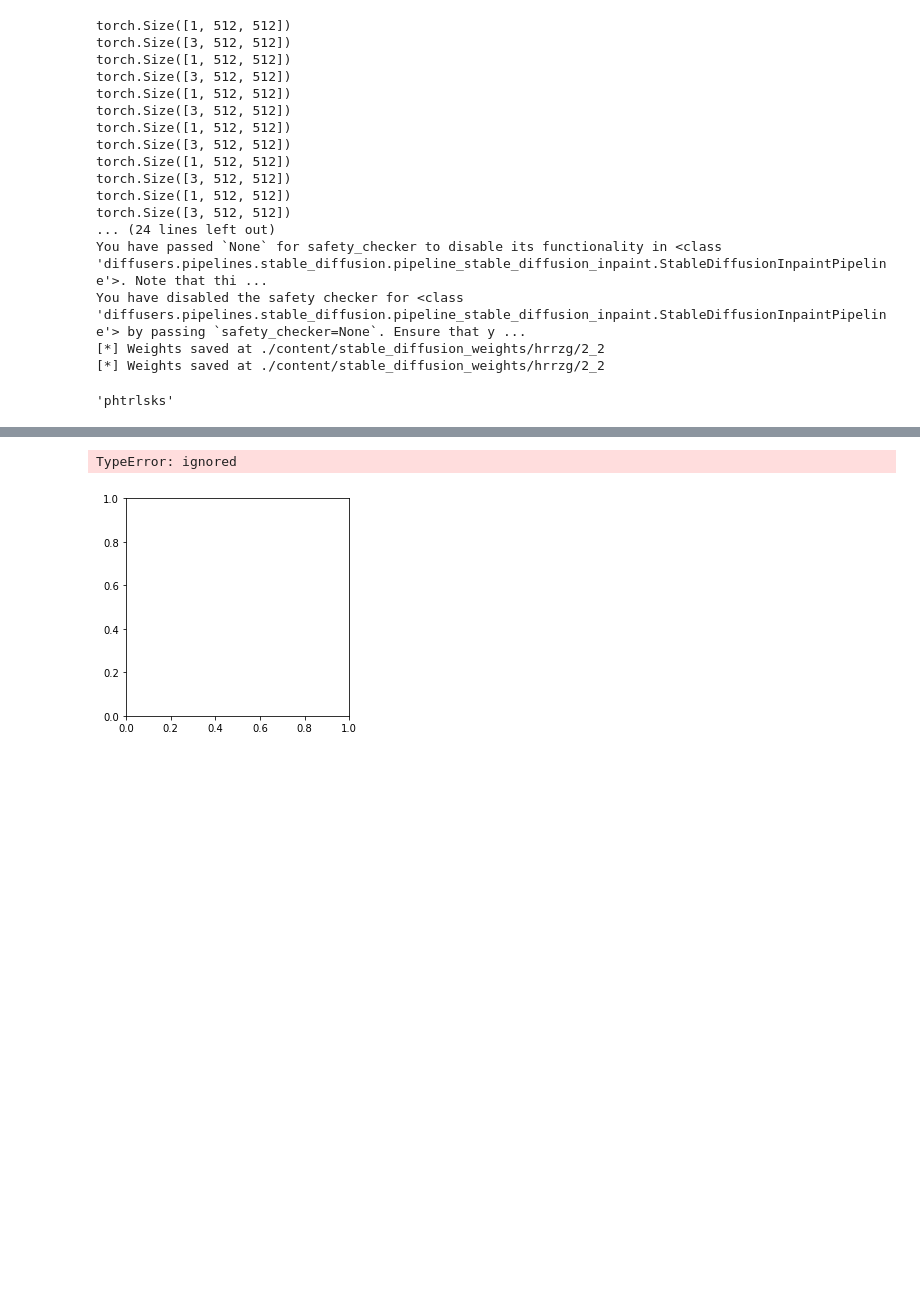
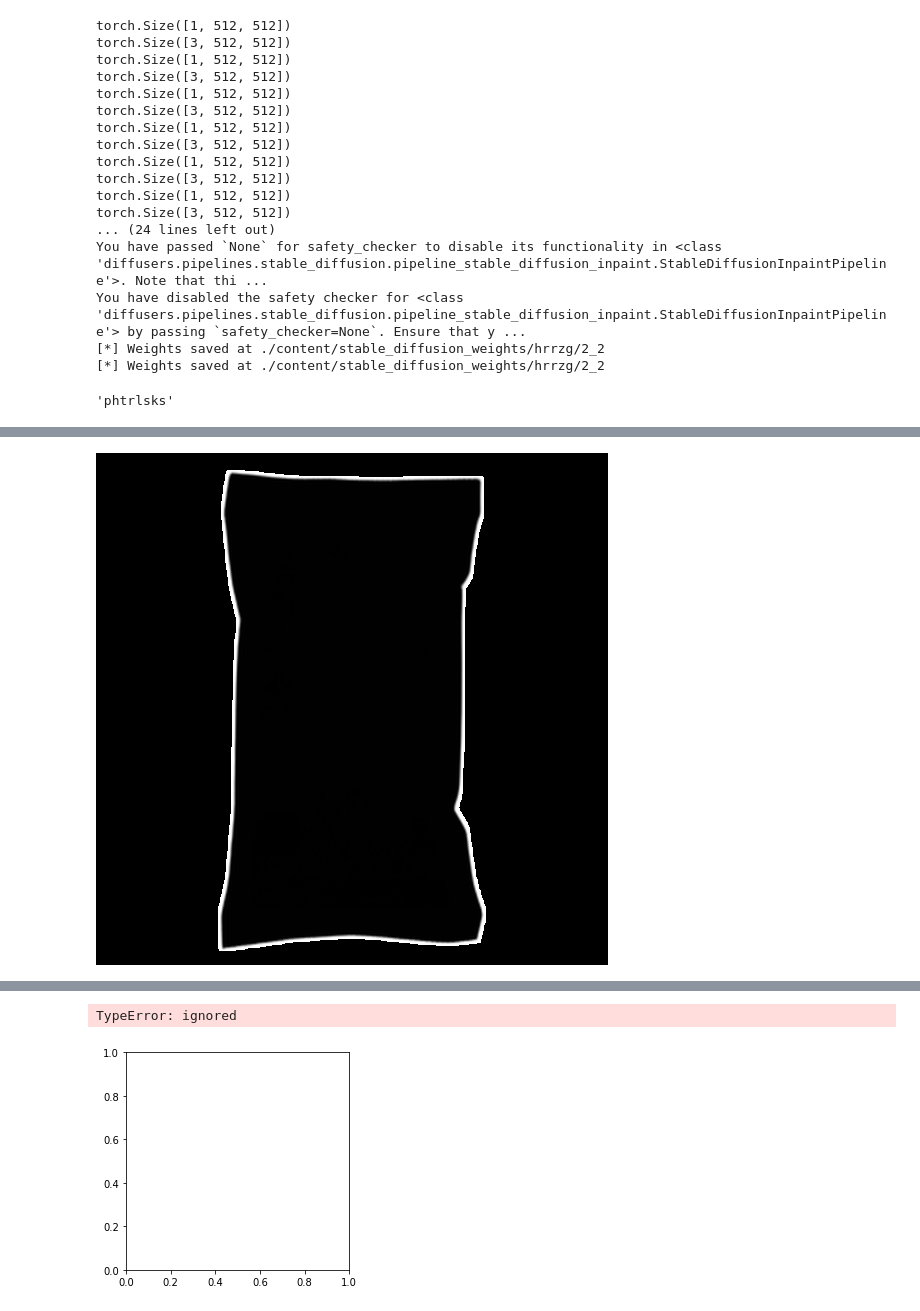
Before and after one commit to nathanielherman/diffusers, a Jupyter notebook: examples/dreambooth/Inpainting_DreamBooth_Stable_Diffusion.ipynb, the cells around one changed output, grey strips where cells are left out. Saved outputs shown, nothing was run; the diff lists cells and outputs as text; code cells hidden in the pictures; blank space fills up the shorter version.

```diff
--- a/examples/dreambooth/Inpainting_DreamBooth_Stable_Diffusion.ipynb
+++ b/examples/dreambooth/Inpainting_DreamBooth_Stable_Diffusion.ipynb
@@ -478,0 +568,98 @@ DONE
+# %%
+
+import argparse
+import hashlib
+import itertools
+import math
+import os
+import random
+from pathlib import Path
+from typing import Optional
+import shutil
+import json
+from contextlib import nullcontext
+import sys
+import time
+
+import numpy as np
+import torch
+import torch.nn.functional as F
+import torch.utils.checkpoint
+from torch.utils.data import Dataset
+
+from accelerate import Accelerator
+from accelerate.logging import get_logger
+from accelerate.utils import set_seed
+from diffusers import (
+    AutoencoderKL,
+    DDPMScheduler,
+    StableDiffusionInpaintPipeline,
+    StableDiffusionPipeline,
+    UNet2DConditionModel,
+)
+from diffusers.optimization import get_scheduler
+from huggingface_hub import HfFolder, Repository, whoami
+from PIL import Image, ImageDraw, ImageOps
+from torchvision import transforms
+from tqdm.auto import tqdm
+from transformers import CLIPTextModel, CLIPTokenizer
+import subprocess
+import requests
+
+from rembg.session_factory import new_session
+from rembg import remove as segmask_predict_fn
+
+rembg_session = new_session("u2net")
+_bordersize=0
+def segmask_predict(image):
+    print('hi')
+    transparent_layer = np.asarray(image.split()[-1])
+
+    # For transparent background images, add a background
+    background = Image.new("RGBA", image.size, (255, 255, 255))
+    # print(background.size, image.size)
+    image = Image.alpha_composite(background, image)
+
+    mask = segmask_predict_fn(image, only_mask=True, session=rembg_session)
+    mask = np.asarray(mask)
+    mask_bool = mask != 0
+    transparent_layer_bool = transparent_layer != 0
+    mask = mask * (mask_bool & transparent_layer_bool).astype(mask.dtype)
+    # mi = Image.fromarray(mask)
+    if _bordersize > 0:
+        mask = add_border(mask, _bordersize)
+
+    mask2 = add_border(mask, 5)
+    border = mask2 - mask
+    # border = border / 255 + 1
+    # print(border[200])
+    # print(mask[200])
+    display(Image.fromarray(border))
+
+    # Only keep parts of the mask that weren't originally transparent.
+    maski = Image.fromarray(mask)
+    # mi.save('m1.png')
+    # mask.save('mtest.png')
+    return maski, Image.fromarray(mask2), mask, mask2
+
+def add_border(mask: np.ndarray, n: int):
+    result = mask.copy()
+    rows, cols = mask.shape
+
+    for i in range(rows):
+        for j in range(cols):
+            # If the current pixel is white
+            if mask[i, j] >= 250:
+                # print('adding border')
+                row_start = max(0, i - n)
+                row_end = min(rows, i + n + 1)
+                col_start = max(0, j - n)
+                col_end = min(cols, j + n + 1)
+                result[row_start:row_end, col_start:col_end] = 255
+
+    # Return the result
+    return result
+
+im = Image.open('/home/ubuntu/models/catalog/forge/deploy/launch/notebooks/clif.png')
+mask, mask2, nm, nm2 = segmask_predict(im)
+# %% [output]
@@ -478,0 +667 @@ DONE
+[figure, added]
```
Also changed, not shown: parts of 31 cells of this notebook, 3 other files.
